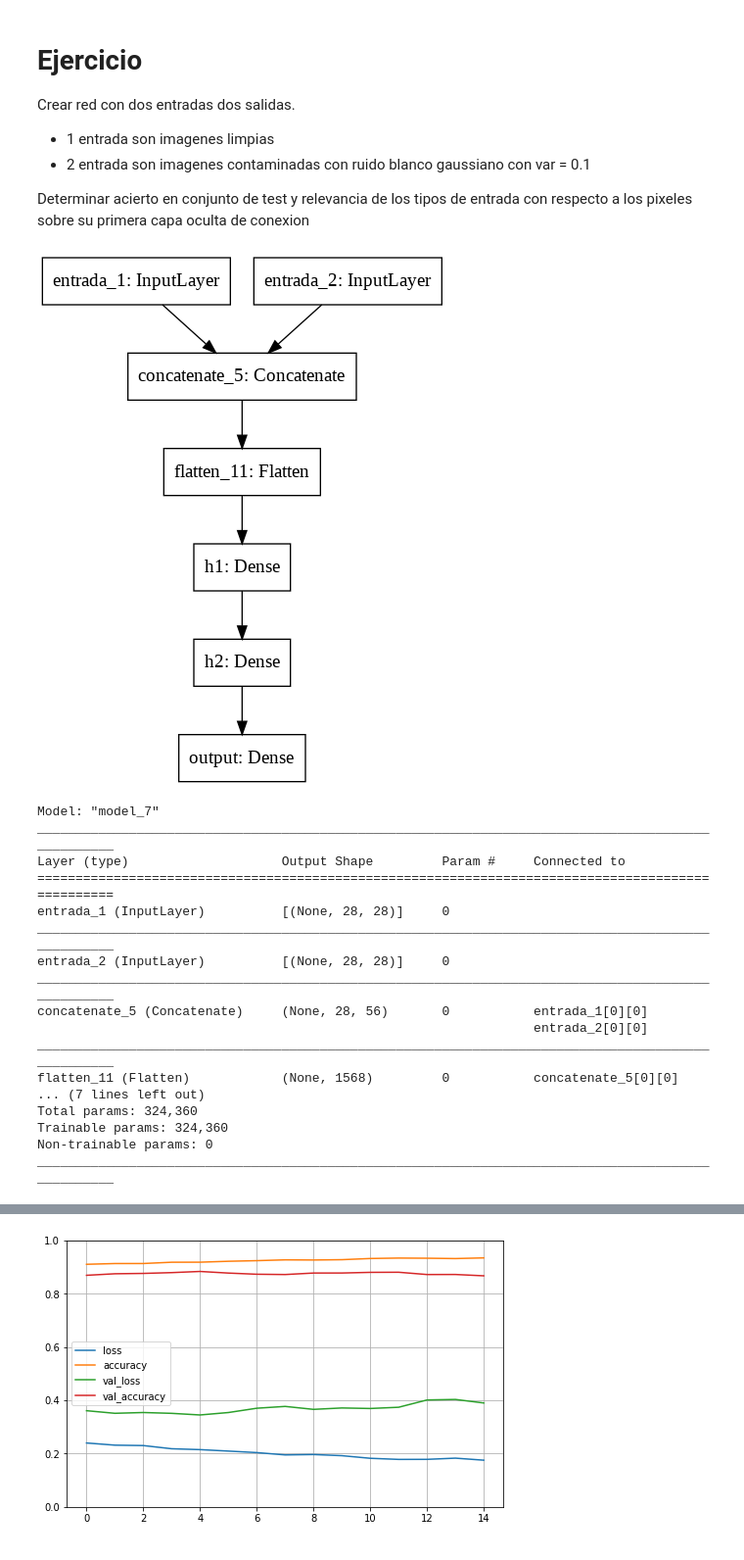
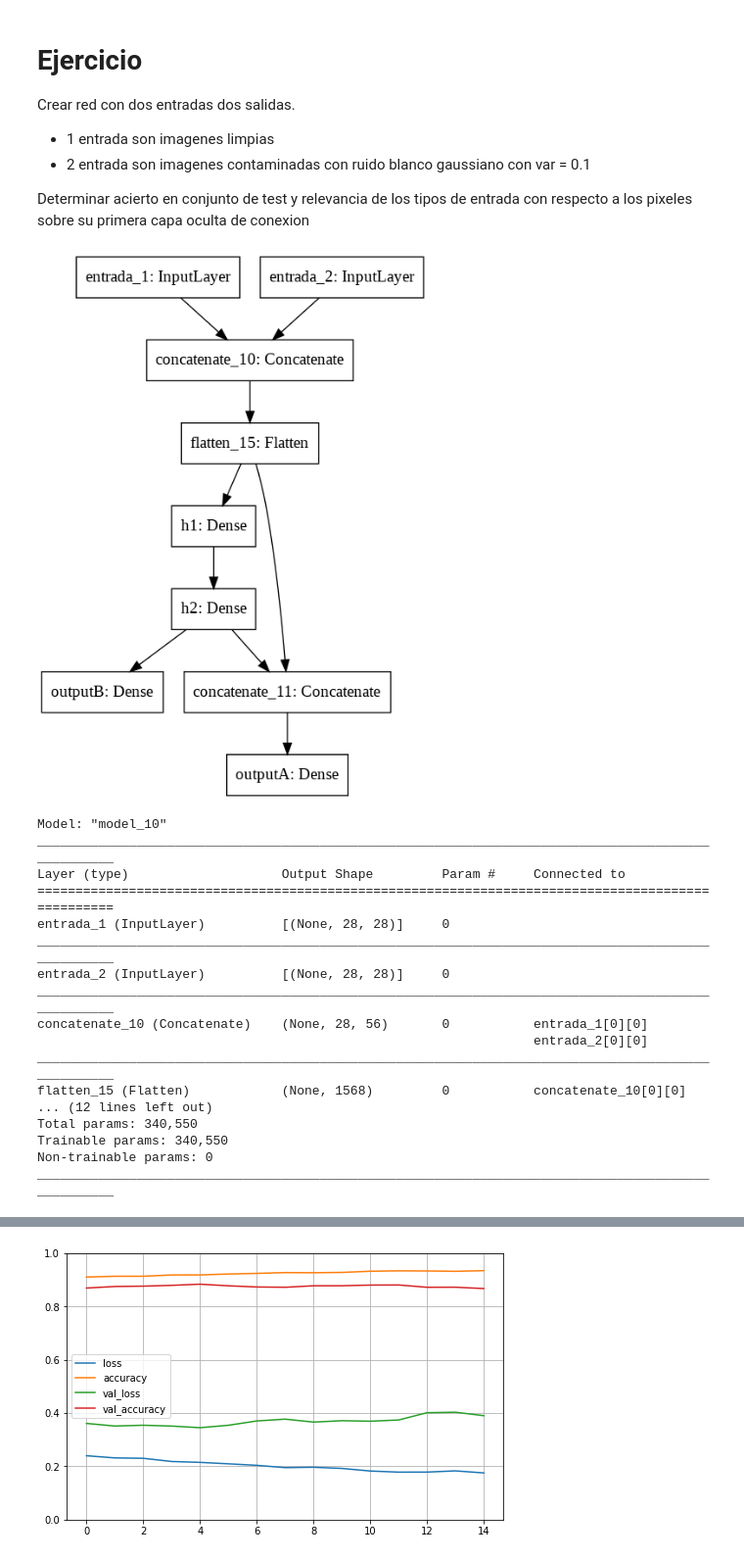
Before and after one commit to dacardonave/AnaliticaDatos, a Jupyter notebook: 6_NN_DeepLearning/NN_intro.ipynb, the cells around one changed output, grey strips where cells are left out. Shown: that part at 98% size. Cells and saved outputs as stored; diff of their text form; code cells hidden in the pictures.

```diff
--- a/6_NN_DeepLearning/NN_intro.ipynb
+++ b/6_NN_DeepLearning/NN_intro.ipynb
@@ -188,19 +188,20 @@ xtrain_noise = Xtrain + noise
 # %%
 #arquitectura funcional 2
 input_l1 = tf.keras.layers.Input(shape=(Xtrain.shape[1],Xtrain.shape[2]), name='entrada_1')
 input_l2 = tf.keras.layers.Input(shape=(xtrain_noise.shape[1],xtrain_noise.shape[2]), name='entrada_2')
-concat = tf.keras.layers.concatenate([input_l1, input_l2])
-flatten = tf.keras.layers.Flatten(input_shape=(Xtrain.shape[1],Xtrain.shape[2]))(concat)
+concat1 = tf.keras.layers.concatenate([input_l1, input_l2])
+flatten = tf.keras.layers.Flatten(input_shape=(Xtrain.shape[1],Xtrain.shape[2]))(concat1)
 h1 = tf.keras.layers.Dense(200,activation='tanh',name='h1')(flatten)
 h2 = tf.keras.layers.Dense(50,activation='tanh',name='h2')(h1)
-output = tf.keras.layers.Dense(10,activation="softmax",name='output')(h2)
+concat = tf.keras.layers.concatenate([h2,flatten])
+output_A = tf.keras.layers.Dense(10,activation="softmax",name='outputA')(concat)
+output_B = tf.keras.layers.Dense(10,activation="softmax",name='outputB')(h2)
 
-
-model_fun = tf.keras.Model(inputs=[input_l1, input_l2], outputs=output)
+model_fun = tf.keras.Model(inputs=[input_l1, input_l2], outputs=[output_A, output_B])
 #model_fun.summary()
 tf.keras.utils.plot_model(model_fun)
 # %% [output]
-[figure, old version]
+[figure, new version]
 # %%
 model_fun.compile(loss="sparse_categorical_crossentropy", #custom_loss(),#custom_loss(),#"sparse_categorical_crossentropy",
               optimizer="Adam",
@@ -208,7 +209,7 @@ model_fun.compile(loss="sparse_categorical_crossentropy", #custom_loss(),#custom
 
 model_fun.summary()
 # %% [output]
-Model: "model_7"
+Model: "model_10"
 __________________________________________________________________________________________________
 Layer (type)                    Output Shape         Param #     Connected to
 ==================================================================================================
@@ -216,13 +217,13 @@ entrada_1 (InputLayer)          [(None, 28, 28)]     0
 __________________________________________________________________________________________________
 entrada_2 (InputLayer)          [(None, 28, 28)]     0
 __________________________________________________________________________________________________
-concatenate_5 (Concatenate)     (None, 28, 56)       0           entrada_1[0][0]
+concatenate_10 (Concatenate)    (None, 28, 56)       0           entrada_1[0][0]
                                                                  entrada_2[0][0]
 __________________________________________________________________________________________________
-flatten_11 (Flatten)            (None, 1568)         0           concatenate_5[0][0]
-... (7 lines left out)
-Total params: 324,360
-Trainable params: 324,360
+flatten_15 (Flatten)            (None, 1568)         0           concatenate_10[0][0]
+... (12 lines left out)
+Total params: 340,550
+Trainable params: 340,550
 Non-trainable params: 0
 __________________________________________________________________________________________________
 # %%
```
Also changed, not shown: parts of 2 cells of this notebook.
